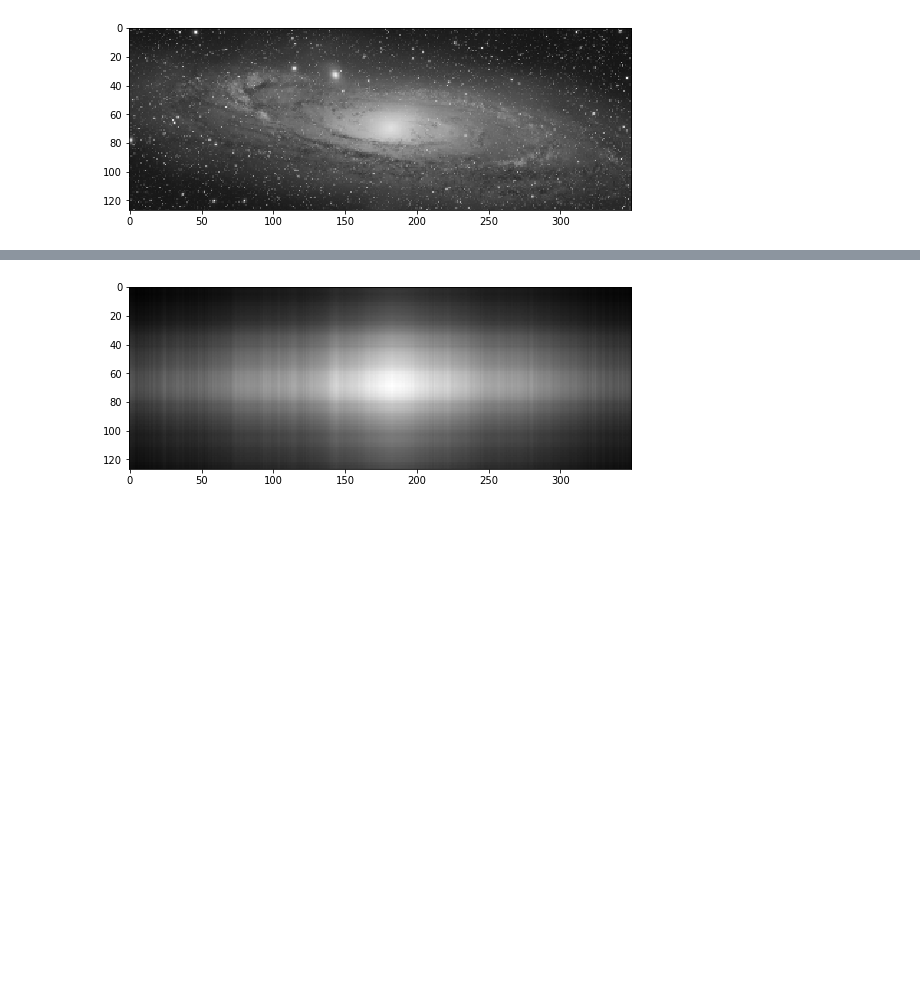
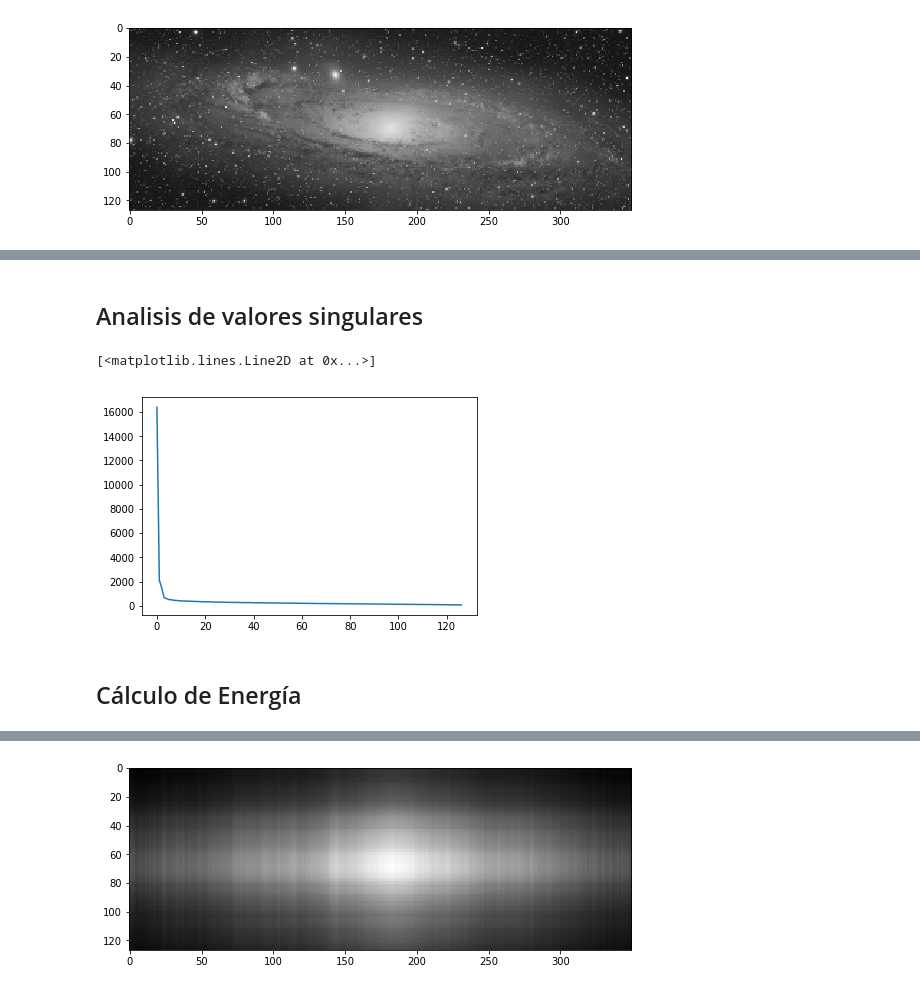
Before and after one commit to idontdomath/datos-dimensionality-reduction, a Jupyter notebook: 01-svd-image-compression.ipynb, the cells around one changed output, grey strips where cells are left out. Saved outputs shown, nothing was run; the diff lists cells and outputs as text; code cells hidden in the pictures; blank space fills up the shorter version.

```diff
--- a/01-svd-image-compression.ipynb
+++ b/01-svd-image-compression.ipynb
@@ -26,0 +69,14 @@ u, s, v = np.linalg.svd(imgmat)
+# %% [markdown]
+## Analisis de valores singulares
+# %%
+# realizamos un plot de los valores singulaes
+# es interesante ir reduciendo el rango para poder
+# verificar algun posible 'codo' para poder considerar
+# la dimensionalidad intrinseca de los datos
+plt.plot(s)
+#plt.plot(s[:20])
+# %% [output]
+[<matplotlib.lines.Line2D at 0x...>]
+[figure, added]
+# %% [markdown]
+## Cálculo de Energía
```
Also changed, not shown: parts of 11 cells of this notebook, 1 other file.
